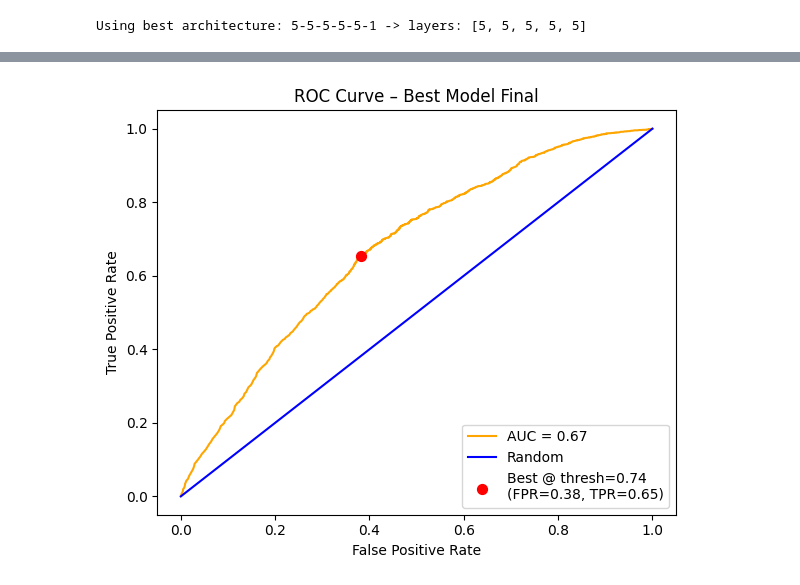
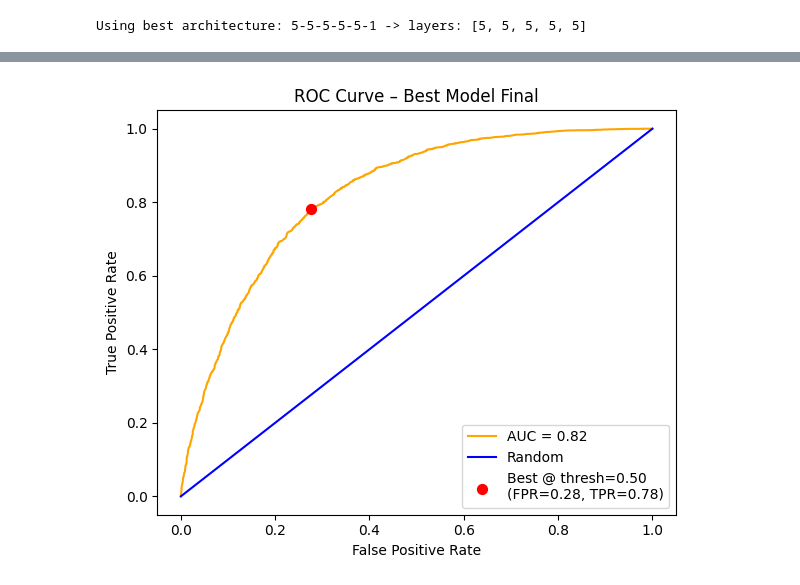
Before and after one commit to LucasChaney/CMPSCI4300, a Jupyter notebook: Final_Project/Final_Proj.ipynb, the cells around one changed output, grey strips where cells are left out. Drawn from its saved outputs; the diff is of its cells as text; code cells hidden in the pictures.

```diff
--- a/Final_Project/Final_Proj.ipynb
+++ b/Final_Project/Final_Proj.ipynb
@@ -540,7 +584,8 @@ for feat in feature_names:
     hist = model.fit(
         X_tr_f, y_train,
         validation_data=(X_va_f, y_val),
-        epochs=50, batch_size=256,
+        epochs=250,
+        batch_size=256,
         callbacks=[make_early_stop(), ckpt],
         verbose=0
     )
@@ -595,7 +640,8 @@ for k in range(len(ranked_feats), 0, -1):
     hist = model.fit(
         X_tr_sub, y_train,
         validation_data=(X_va_sub, y_val),
-        epochs=50, batch_size=256,
+        epochs=250,
+        batch_size=256,
         callbacks=[make_early_stop(), ckpt],
         verbose=0
     )
@@ -637,13 +683,16 @@ plt.show()
 # Full-model baseline comparison
 model_full = make_model(input_dim=len(feature_names))
 ckpt_full = ModelCheckpoint(
-    os.path.join(checkpoint_dir,'full_model.keras'),
-    monitor='val_accuracy', save_best_only=True
+    os.path.join(checkpoint_dir, 'full_model.keras'),
+    monitor='val_loss',
+    save_best_only=True,
+    mode='min'
 )
 hist_full = model_full.fit(
     X_train[feature_names].values, y_train,
     validation_data=(X_val[feature_names].values, y_val),
-    epochs=50, batch_size=256,
+    epochs=250,
+    batch_size=256,
     callbacks=[make_early_stop(), ckpt_full],
     verbose=0
 )
@@ -667,23 +716,27 @@ Saved best_model_final (reduced_17) val_acc = 0.7494
 # %%
-# ROC and AUC for best_model_final
-y_scores = best_model_final.predict(X_val).ravel()
+# Determine which columns to use
+if best_tag == 'full':
+    best_keep = feature_names
+else:
+    k = int(best_tag.split('_')[1])
+    best_keep = ranked_feats[:k]
+
+# Prepare validation data and get prediction scores
+X_best = X_val[best_keep].values
+y_scores = best_model_final.predict(X_best).ravel()
+
+# Compute ROC/AUC and optimal operating point
 fpr, tpr, thresholds = roc_curve(y_val, y_scores)
 roc_auc = auc(fpr, tpr)
+best_idx = np.argmax(tpr - fpr)
+bfpr, btpr, bthresh = fpr[best_idx], tpr[best_idx], thresholds[best_idx]
 
-# find optimal threshold by Youden's J statistic (tpr - fpr)
-j_scores = tpr - fpr
-best_idx = np.argmax(j_scores)
-best_fpr = fpr[best_idx]
-best_tpr = tpr[best_idx]
-best_thresh = thresholds[best_idx]
-
+# Plot ROC curve with best point
 plt.figure(figsize=(6,5))
 plt.plot(fpr, tpr, label=f"AUC = {roc_auc:.2f}", color='orange')
 plt.plot([0,1], [0,1], linestyle='-', label='Random', color='blue')
-# mark the best point
-plt.scatter(best_fpr, best_tpr, color='red', s=50, zorder=5,
-            label=f"Best @ thresh={best_thresh:.2f}\n(FPR={best_fpr:.2f}, TPR={best_tpr:.2f})")
-
+plt.scatter(bfpr, btpr, color='red', s=50, zorder=5,
+            label=f"Best @ thresh={bthresh:.2f}\n(FPR={bfpr:.2f}, TPR={btpr:.2f})")
 plt.xlabel('False Positive Rate')
 plt.ylabel('True Positive Rate')
 plt.title('ROC Curve – Best Model Final')
@@ -695 +748 @@ plt.show()
-[figure, old version]
+[figure, new version]
```
Also changed, not shown: parts of 11 cells of this notebook.
